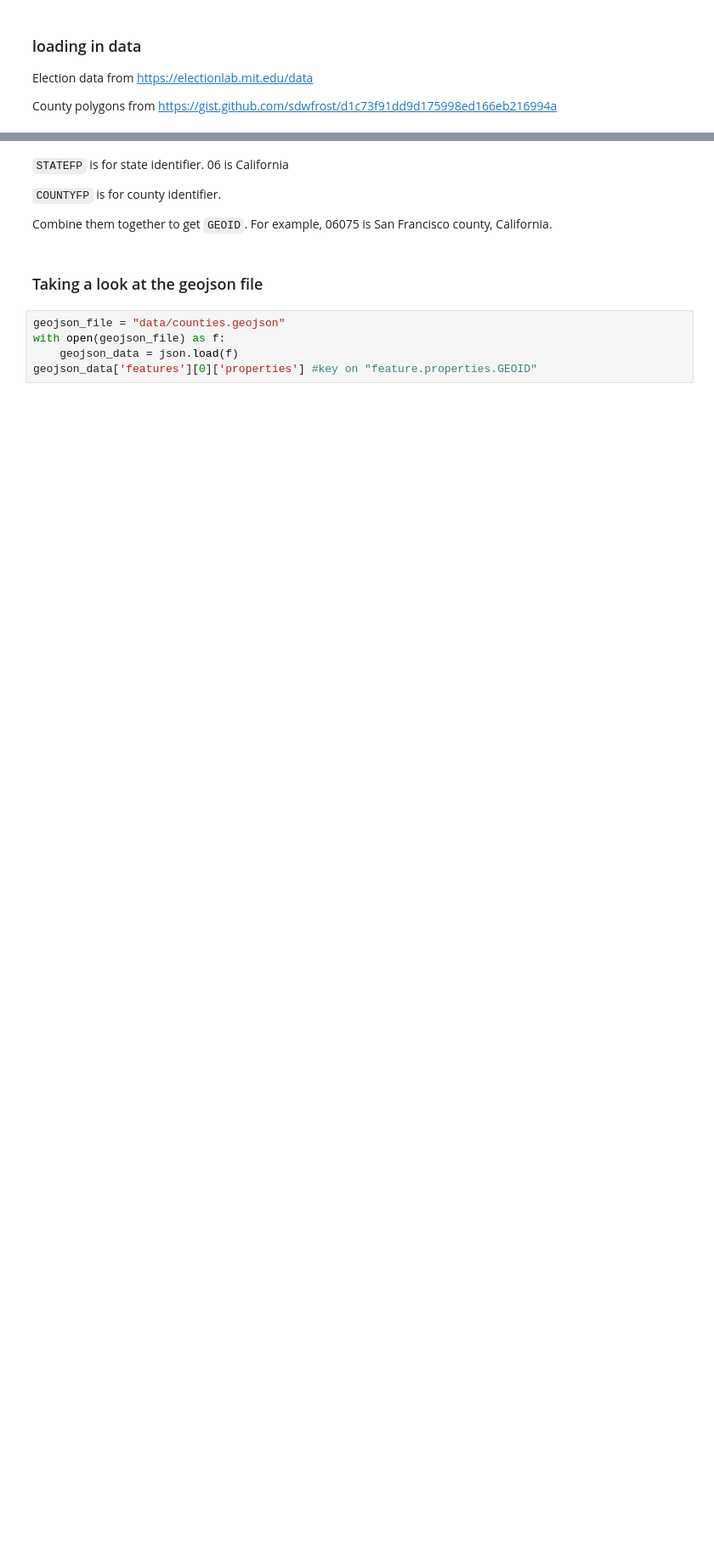
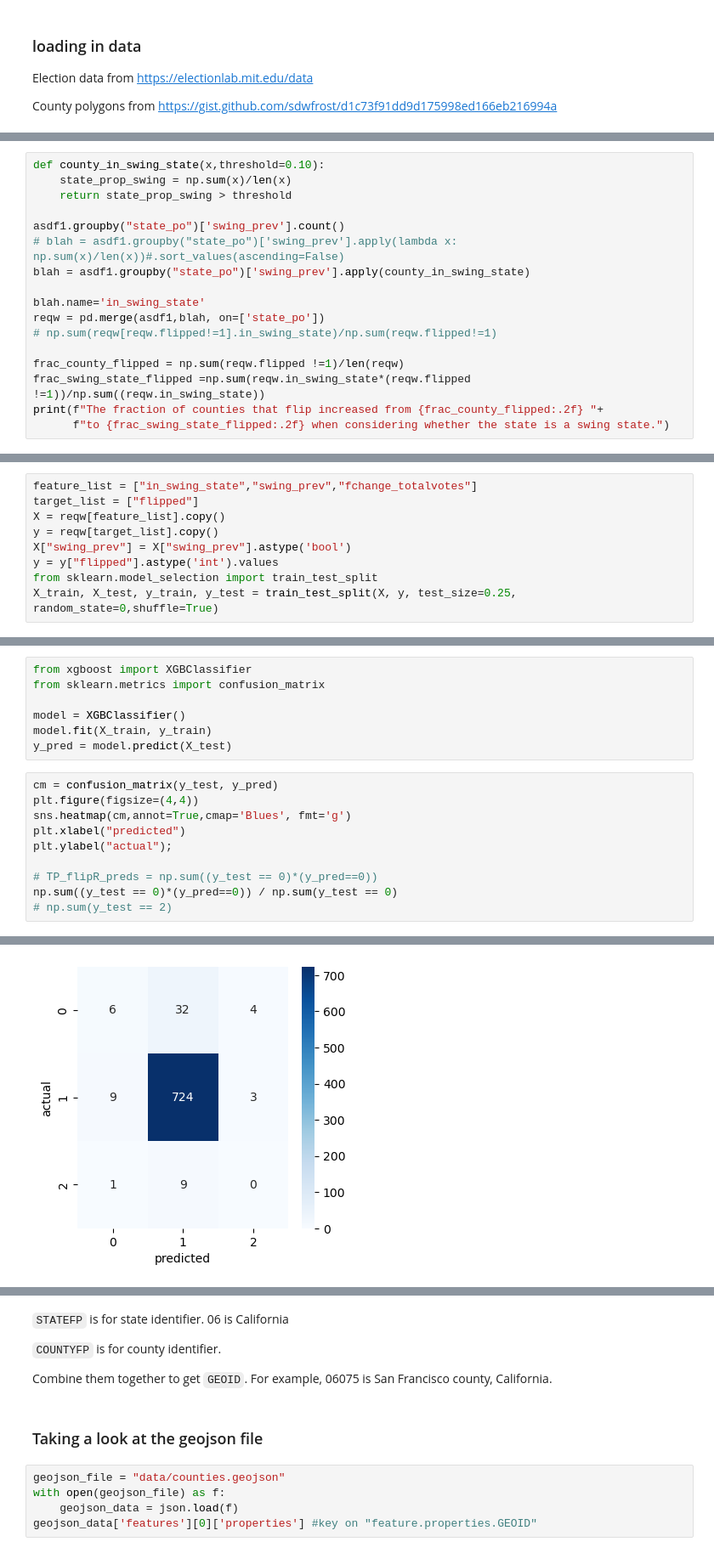
Before and after one commit to bayu-wilson/county_election_prediction, a Jupyter notebook: Untitled.ipynb, the cells around one changed output, grey strips where cells are left out. Shown at 85% size. Cells and saved outputs as stored; diff of their text form; blank space fills up the shorter version.

```diff
--- a/Untitled.ipynb
+++ b/Untitled.ipynb
@@ -39,0 +140,17 @@ df_winners_year_i
+# %%
+def county_in_swing_state(x,threshold=0.10):
+    state_prop_swing = np.sum(x)/len(x)
+    return state_prop_swing > threshold
+
+asdf1.groupby("state_po")['swing_prev'].count()
+# blah = asdf1.groupby("state_po")['swing_prev'].apply(lambda x: np.sum(x)/len(x))#.sort_values(ascending=False)
+blah = asdf1.groupby("state_po")['swing_prev'].apply(county_in_swing_state)
+
+blah.name='in_swing_state'
+reqw = pd.merge(asdf1,blah, on=['state_po'])
+# np.sum(reqw[reqw.flipped!=1].in_swing_state)/np.sum(reqw.flipped!=1)
+
+frac_county_flipped = np.sum(reqw.flipped !=1)/len(reqw)
+frac_swing_state_flipped =np.sum(reqw.in_swing_state*(reqw.flipped !=1))/np.sum((reqw.in_swing_state))
+print(f"The fraction of counties that flip increased from {frac_county_flipped:.2f} "+
+      f"to {frac_swing_state_flipped:.2f} when considering whether the state is a swing state.")
@@ -39,0 +159,9 @@ df_winners_year_i
+# %%
+feature_list = ["in_swing_state","swing_prev","fchange_totalvotes"]
+target_list = ["flipped"]
+X = reqw[feature_list].copy()
+y = reqw[target_list].copy()
+X["swing_prev"] = X["swing_prev"].astype('bool')
+y = y["flipped"].astype('int').values
+from sklearn.model_selection import train_test_split
+X_train, X_test, y_train, y_test = train_test_split(X, y, test_size=0.25, random_state=0,shuffle=True)
@@ -39,0 +170,18 @@ df_winners_year_i
+# %%
+from xgboost import XGBClassifier
+from sklearn.metrics import confusion_matrix
+
+model = XGBClassifier()
+model.fit(X_train, y_train)
+y_pred = model.predict(X_test)
+# %%
+cm = confusion_matrix(y_test, y_pred)
+plt.figure(figsize=(4,4))
+sns.heatmap(cm,annot=True,cmap='Blues', fmt='g')
+plt.xlabel("predicted")
+plt.ylabel("actual");
+
+# TP_flipR_preds = np.sum((y_test == 0)*(y_pred==0))
+np.sum((y_test == 0)*(y_pred==0)) / np.sum(y_test == 0)
+# np.sum(y_test == 2)
+# %% [output]
@@ -39,0 +189 @@ df_winners_year_i
+[figure, added]
```
Also changed, not shown: parts of 82 cells of this notebook.
